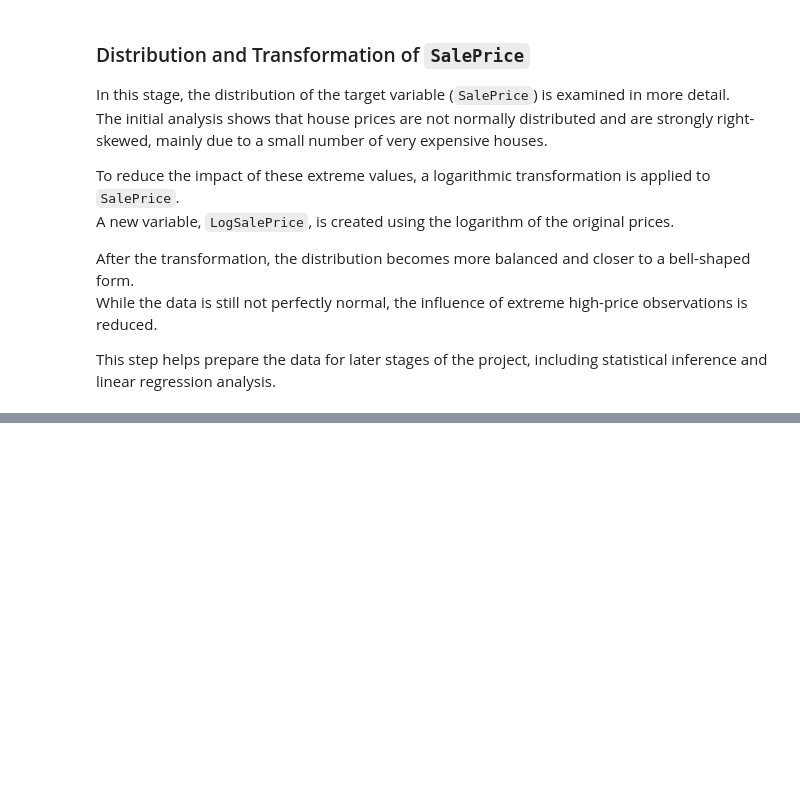
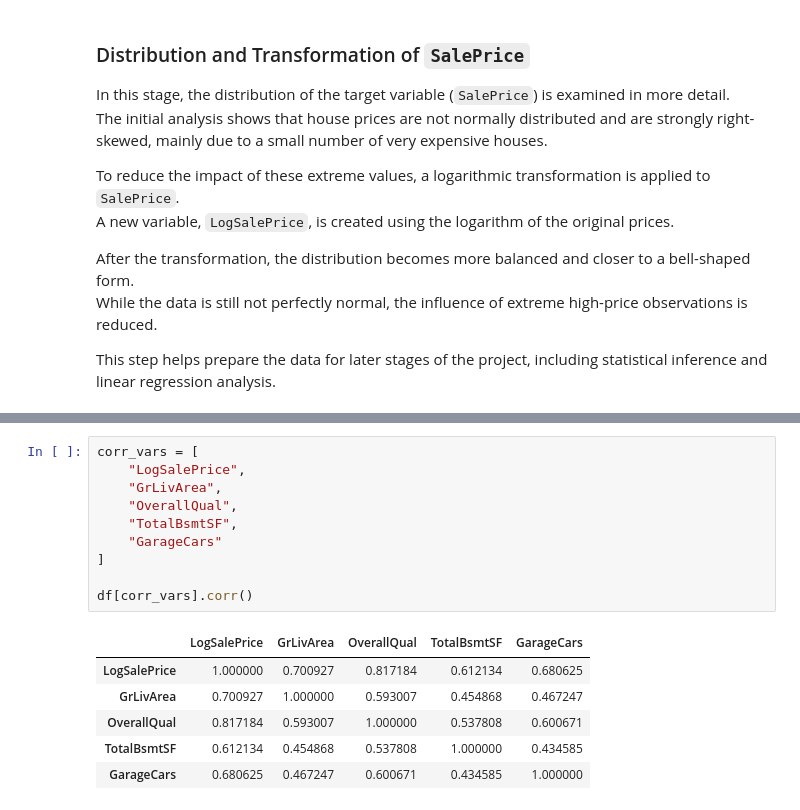
Before and after one commit to Aliona83/housing-stat-project, a Jupyter notebook: notebooks/02_distributions_probability.ipynb, the cells around one changed output, grey strips where cells are left out. Saved outputs shown, nothing was run; the diff lists cells and outputs as text; blank space fills up the shorter version.

```diff
--- a/notebooks/02_distributions_probability.ipynb
+++ b/notebooks/02_distributions_probability.ipynb
@@ -58,0 +65,17 @@ This step helps prepare the data for later stages of the project, including stat
+# %%
+corr_vars = [
+    "LogSalePrice",
+    "GrLivArea",
+    "OverallQual",
+    "TotalBsmtSF",
+    "GarageCars"
+]
+
+df[corr_vars].corr()
+# %% [output]
+|  | LogSalePrice | GrLivArea | OverallQual | TotalBsmtSF | GarageCars |
+| LogSalePrice | 1.000000 | 0.700927 | 0.817184 | 0.612134 | 0.680625 |
+| GrLivArea | 0.700927 | 1.000000 | 0.593007 | 0.454868 | 0.467247 |
+| OverallQual | 0.817184 | 0.593007 | 1.000000 | 0.537808 | 0.600671 |
+| TotalBsmtSF | 0.612134 | 0.454868 | 0.537808 | 1.000000 | 0.434585 |
+| GarageCars | 0.680625 | 0.467247 | 0.600671 | 0.434585 | 1.000000 |
```
Also changed, not shown: parts of 2 cells of this notebook, 1 other file.
